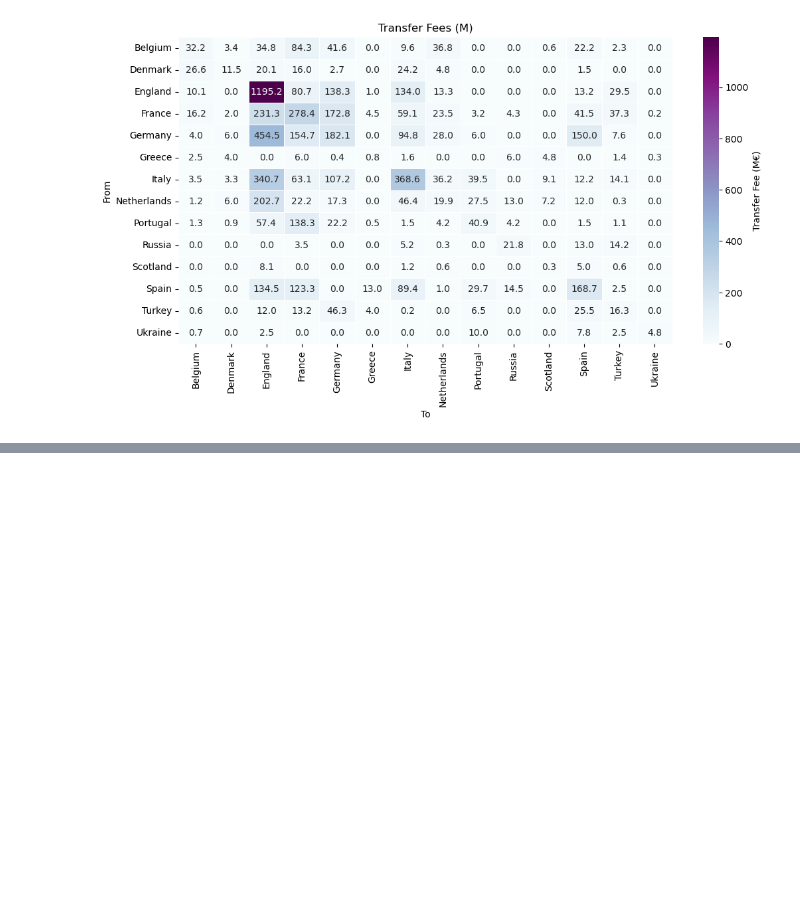
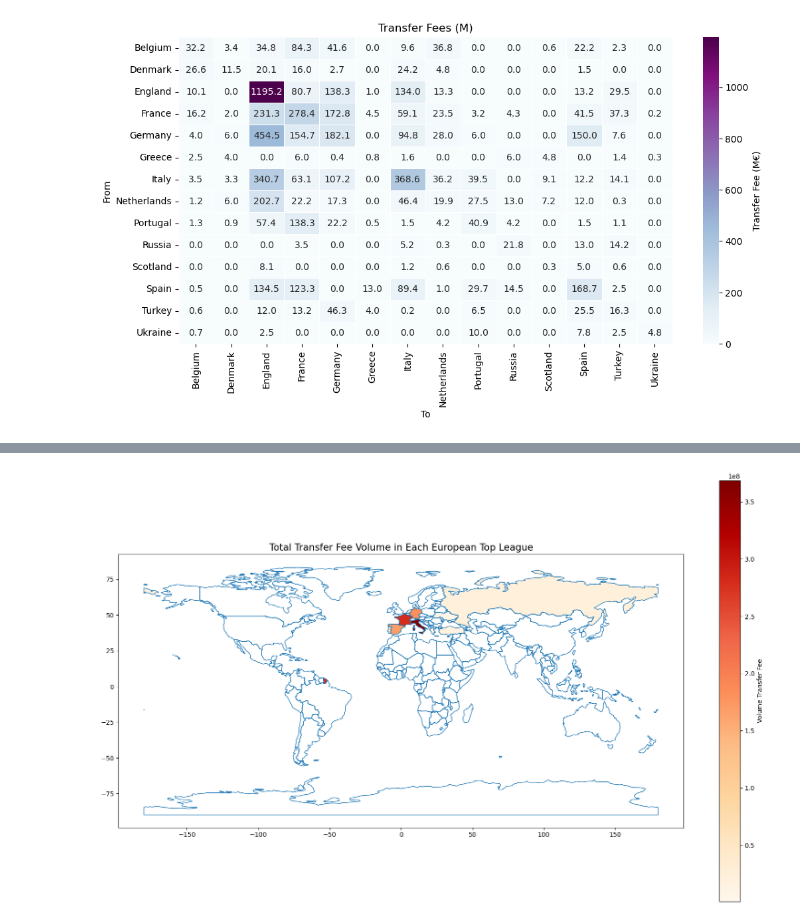
Before and after one commit to florianclai/DataViz, a Jupyter notebook: Football/5 - Transferts 2023-2024/Transfer.ipynb, the cells around one changed output, grey strips where cells are left out. Saved outputs shown, nothing was run; the diff lists cells and outputs as text; code cells hidden in the pictures; blank space fills up the shorter version.

```diff
--- a/Football/5 - Transferts 2023-2024/Transfer.ipynb
+++ b/Football/5 - Transferts 2023-2024/Transfer.ipynb
@@ -6,9 +11,9 @@ import matplotlib.pyplot as plt
 # %% [markdown]
 ### Load Dataset
 # %%
-df_transfers = pd.read_csv("./Dataset/transfers.csv")
-df_club = pd.read_csv("./Dataset/clubs.csv")
-df_comp = pd.read_csv("./Dataset/competitions.csv")
+df_transfers = pd.read_csv("transfers.csv")
+df_club = pd.read_csv("clubs.csv")
+df_comp = pd.read_csv("competitions.csv")
 df_transfers.head(10)
 # %% [output]
 |  | player_id | transfer_date | transfer_season | from_club_id | to_club_id | from_club_name | to_club_name | ... |
@@ -103,0 +129,22 @@ plt.show()
+# %%
+countries = ["Belgium", "Denmark", "England", "France", "Germany", "Greece", "Italy",
+        "Netherlands", "Portugal", "Russia", "Scotland", "Spain", "Turkey", "Ukraine"]
+transfer_fee = np.diagonal(df_transfers_pivot_matrix)
+
+df = pd.DataFrame({'Country': countries, 'Transfer Fee': transfer_fee})
+
+shapefile_path = "ne_110m_admin_0_countries.shp"
+world = gpd.read_file(shapefile_path)
+
+geo_data = world.merge(df, how='left', left_on='ADMIN', right_on='Country')
+
+fig, ax = plt.subplots(1, 1, figsize=(20, 12))
+geo_data.boundary.plot(ax=ax, linewidth=1)
+geo_data.plot(column='Transfer Fee', ax=ax, legend=True,
+              legend_kwds={'label': "Volume Transfer Fee"},
+              cmap='OrRd')
+
+plt.title('Total Transfer Fee Volume in Each European Top League', fontsize=15)
+plt.show()
+# %% [output]
+[figure, added]
```
Also changed, not shown: parts of 14 cells of this notebook, 2 other files.
